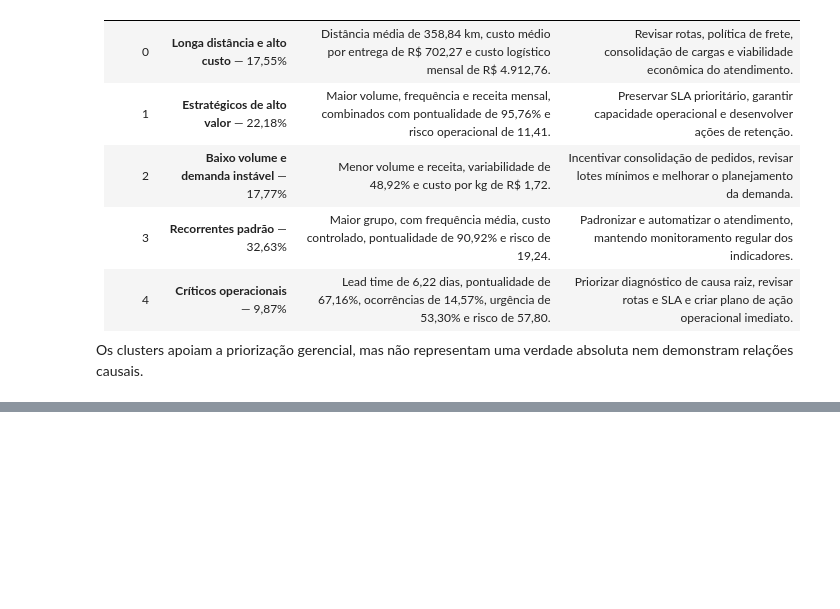
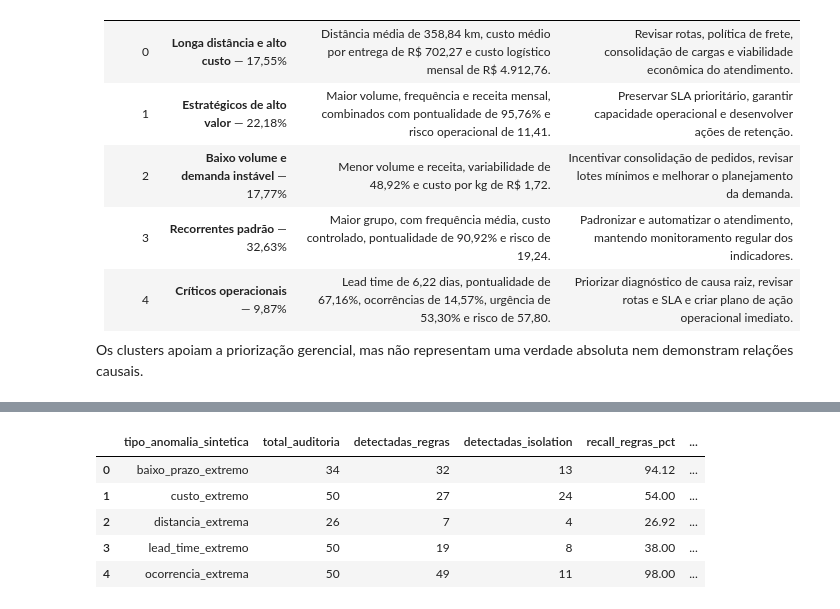
Before and after one commit to thedrads/supply-chain-clustering-anomaly-ai, a Jupyter notebook: notebooks/supply_chain_clustering_anomaly_ai.ipynb, the cells around one changed output, grey strips where cells are left out. Drawn from its saved outputs; the diff is of its cells as text; code cells hidden in the pictures; blank space fills up the shorter version.

```diff
--- a/notebooks/supply_chain_clustering_anomaly_ai.ipynb
+++ b/notebooks/supply_chain_clustering_anomaly_ai.ipynb
@@ -1020,0 +1493,42 @@ Os clusters apoiam a priorização gerencial, mas não representam uma verdade a
+# %%
+# Seleciona somente as anomalias sintéticas.
+anomalias_auditoria_df = resultados_df[
+    resultados_df["anomalia_sintetica"].eq(1)
+].copy()
+
+# Resume a detecção de cada método por tipo.
+avaliacao_por_tipo = (
+    anomalias_auditoria_df
+    .groupby("tipo_anomalia_sintetica")
+    .agg(
+        total_auditoria=("cliente_id", "size"),
+        detectadas_regras=("anomalia_regra", "sum"),
+        detectadas_isolation=(
+            "anomalia_isolation_forest",
+            "sum",
+        ),
+    )
+    .reset_index()
+)
+
+# Calcula o recall percentual por tipo de anomalia.
+avaliacao_por_tipo["recall_regras_pct"] = (
+    avaliacao_por_tipo["detectadas_regras"]
+    / avaliacao_por_tipo["total_auditoria"]
+    * 100
+).round(2)
+
+avaliacao_por_tipo["recall_isolation_pct"] = (
+    avaliacao_por_tipo["detectadas_isolation"]
+    / avaliacao_por_tipo["total_auditoria"]
+    * 100
+).round(2)
+
+avaliacao_por_tipo
+# %% [output]
+|  | tipo_anomalia_sintetica | total_auditoria | detectadas_regras | detectadas_isolation | recall_regras_pct | ... |
+| 0 | baixo_prazo_extremo | 34 | 32 | 13 | 94.12 | ... |
+| 1 | custo_extremo | 50 | 27 | 24 | 54.00 | ... |
+| 2 | distancia_extrema | 26 | 7 | 4 | 26.92 | ... |
+| 3 | lead_time_extremo | 50 | 19 | 8 | 38.00 | ... |
+| 4 | ocorrencia_extrema | 50 | 49 | 11 | 98.00 | ... |
```
Also changed, not shown: parts of 26 cells of this notebook.
